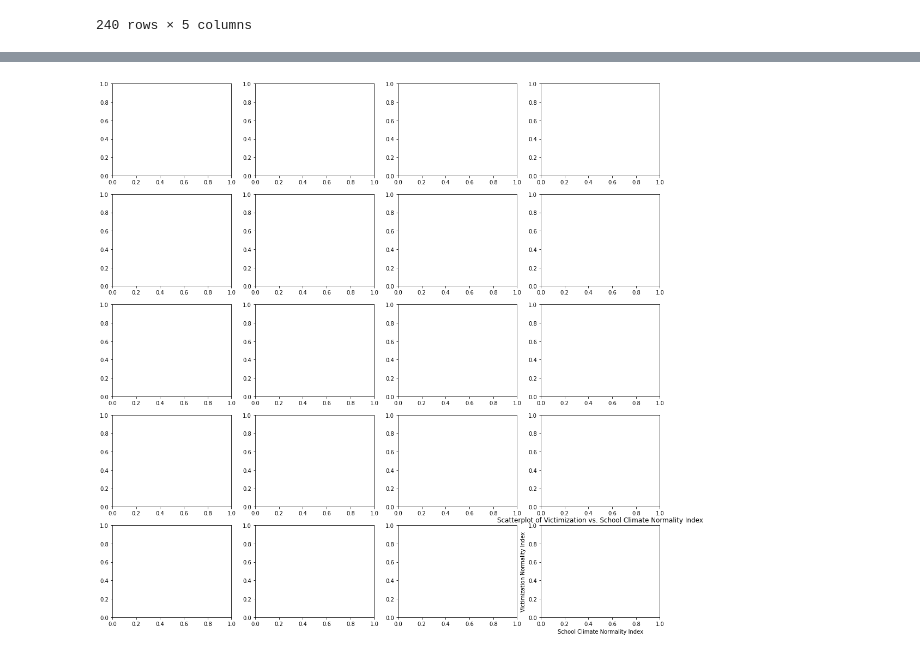
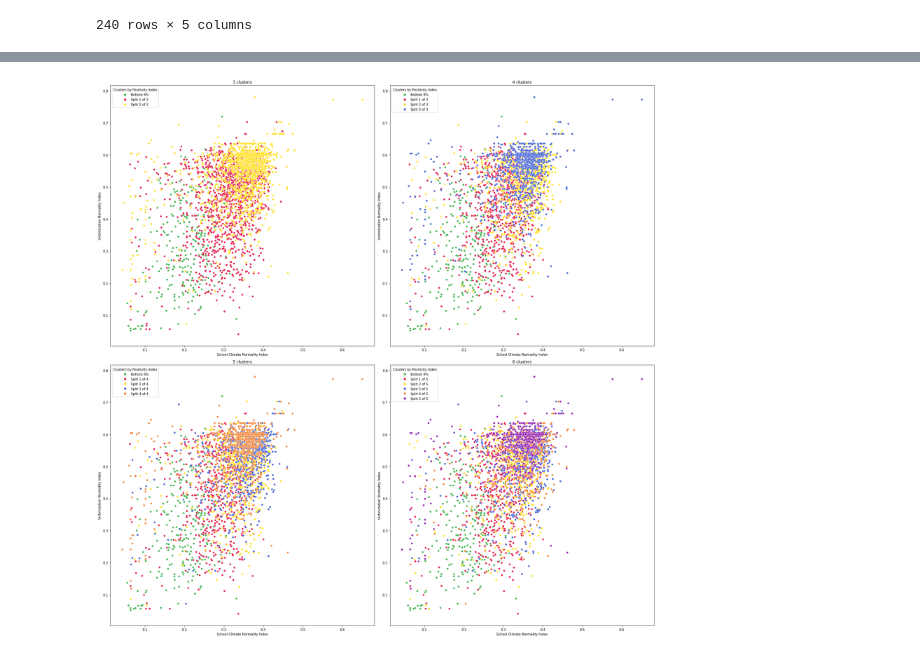
Before and after one commit to oenstrom/Bachelor_thesis_OE222FH_CE223AF, a Jupyter notebook: jupyter_notebook/classify_question_pos_neg_manual_cluster.ipynb, the cells around one changed output, grey strips where cells are left out. Saved outputs shown, nothing was run; the diff lists cells and outputs as text; code cells hidden in the pictures.

Commit message:
Add four differents splits of clusters by pos index

```diff
--- a/jupyter_notebook/classify_question_pos_neg_manual_cluster.ipynb
+++ b/jupyter_notebook/classify_question_pos_neg_manual_cluster.ipynb
@@ -185,51 +185,44 @@ import matplotlib.pyplot as plt
 #     2622: 'tab:gray'
 # }
 cluster_colors = [
-    'tab:blue',
+    '#3cb44b',
+    '#e6194B',
+    '#ffe119',
+    '#4363d8',
+    '#f58231',
+    '#911eb4',
+    '#42d4f4',
 ]
-
 
 bottom_percent = math.ceil(students_positivity_results.shape[0] * 0.08)
 bottom_result = students_positivity_results.head(bottom_percent)
-# Set a color column for bottom_result
-bottom_result['color'] = 'tab:green'
+# bottom_result['color'] = '#e6194B'
 rest = students_positivity_results.tail(students_positivity_results.shape[0] - bottom_percent)
 
-# top_percent = math.ceil(students_positivity_results.shape[0] * 0.75)
-# top_result = students_positivity_results.tail(top_percent)
+fig, axes = plt.subplots(2, 2, figsize=(24, 24))
+# fig.suptitle('School climate vs victimization normality index with positivity index clusters', fontsize=18, y=1.0)
+for nr_of_splits in range(2, 6):
+    split_points = np.linspace(0, len(rest), nr_of_splits + 1, dtype=int)
+    splits = [rest.iloc[split_points[i]:split_points[i + 1]] for i in range(nr_of_splits)]
+    for i in range(len(splits)):
+        splits[i]['split'] = i + 1
+    bottom_result['split'] = 0
+    result = pd.concat([bottom_result] + splits).reset_index(drop=True)
+    ax = axes[(nr_of_splits - 2) // 2, (nr_of_splits - 2) % 2]
+    sns.scatterplot(ax=ax, data=result, x='schoolClimateNormalityIndex', y='victimizationNormalityIndex', hue='split', palette=cluster_colors[:nr_of_splits + 1])
 
-# middle_result = students_positivity_results.iloc[bottom_percent:students_positivity_results.shape[0] - top_percent]
+    # Create custom legend
+    legend_elements = [plt.Line2D([0], [0], marker='o', color='w', label=f'Split {i} of {nr_of_splits}', markerfacecolor=color, markersize=8) for i, color in enumerate(cluster_colors[:nr_of_splits + 1])]
+    legend_elements[0] = plt.Line2D([0], [0], marker='o', color='w', label=f'Bottom 8%', markerfacecolor=cluster_colors[0], markersize=8)
+    ax.legend(handles=legend_elements, loc='upper left').set_title("Clusters by Positivity Index")
 
+    ax.set_xlabel('School Climate Normality Index')
+    ax.set_ylabel('Victimization Normality Index')
+    ax.set_title(f'{nr_of_splits + 1} clusters')
 
-fig, axes = plt.subplots(5, 4, figsize=(18, 18))
-for nr_of_splits in range(2, 20):
-    # Split rest into nr_of_splits splits
-    splits = np.array_split(rest, nr_of_splits)
-    # Set a color column for each split
-    for i in range(len(splits)):
-        splits[i]['color'] = cluster_colors[i]
-    # Concatenate bottom_result and splits
-    result = pd.concat([bottom_result] + splits)
-    # Plot the result
-    sns.scatterplot(ax=axes[(nr_of_splits - 2) // 4, (nr_of_splits - 2) % 4], data=result, x='schoolClimateNormalityIndex', y='victimizationNormalityIndex', hue='color', palette=cluster_colors)
-    axes[(nr_of_splits - 2) // 4, (nr_of_splits - 2) % 4].set_xlabel('School Climate Normality Index')
-    axes[(nr_of_splits - 2) // 4, (nr_of_splits - 2) % 4].set_ylabel('Victimization Normality Index')
-    axes[(nr_of_splits - 2) // 4, (nr_of_splits - 2) % 4].set_title(f'Scatterplot of Victimization vs. School Climate Normality Index with {nr_of_splits} clusters')
-    axes[(nr_of_splits - 2) // 4, (nr_of_splits - 2) % 4].legend(loc='upper left')
-    # plt.show()
-
-
-
-
-
-# plt.figure(figsize=(18, 18))
-
-# sns.scatterplot(data=bottom_result, x='schoolClimateNormalityIndex', y='victimizationNormalityIndex', color='tab:green')
-# sns.scatterplot(data=middle_result, x='schoolClimateNormalityIndex', y='victimizationNormalityIndex', color='tab:blue')
-# sns.scatterplot(data=top_result, x='schoolClimateNormalityIndex', y='victimizationNormalityIndex', color='tab:orange')
-
-# plt.xlabel('School Climate Normality Index')
-# plt.ylabel('Victimization Normality Index')
-# plt.title('Scatterplot of Victimization vs. School Climate Normality Index')
+plt.xlabel('School Climate Normality Index')
+plt.ylabel('Victimization Normality Index')
+fig.tight_layout()
 plt.show()
+# plt.title('Scatterplot of Victimization vs. School Climate Normality Index with Positivity Index Clusters')
 # %% [output]
@@ -236 +246 @@ plt.show()
-[figure, old version]
+[figure, new version]
```
Also changed, not shown: parts of 1 cell of this notebook, 1 other file.
